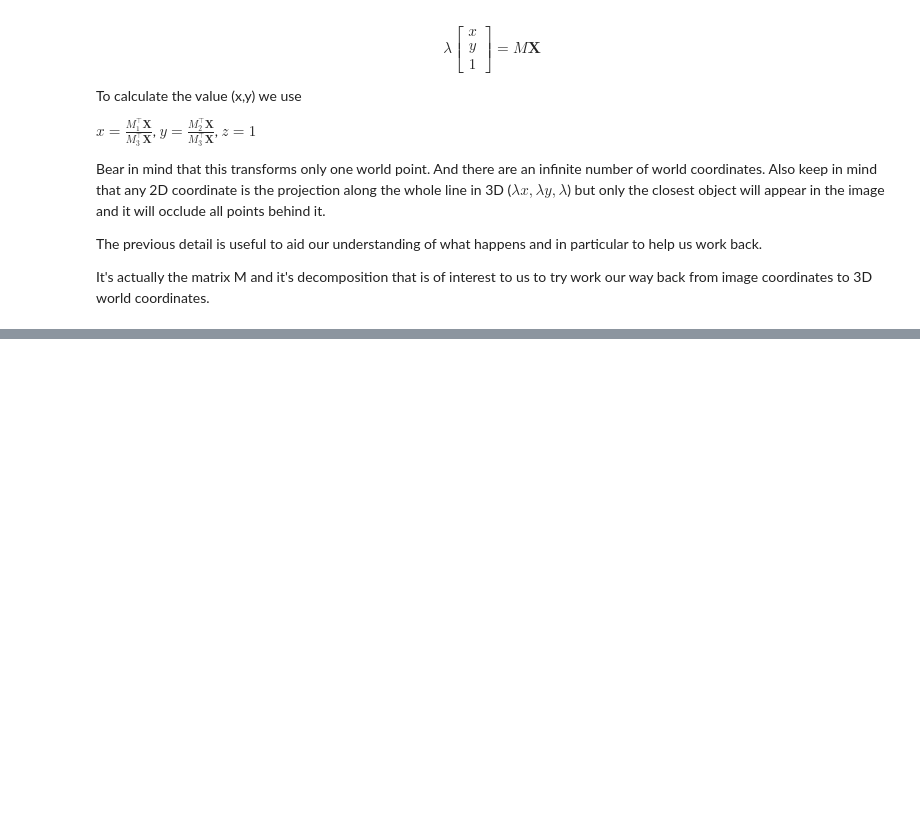
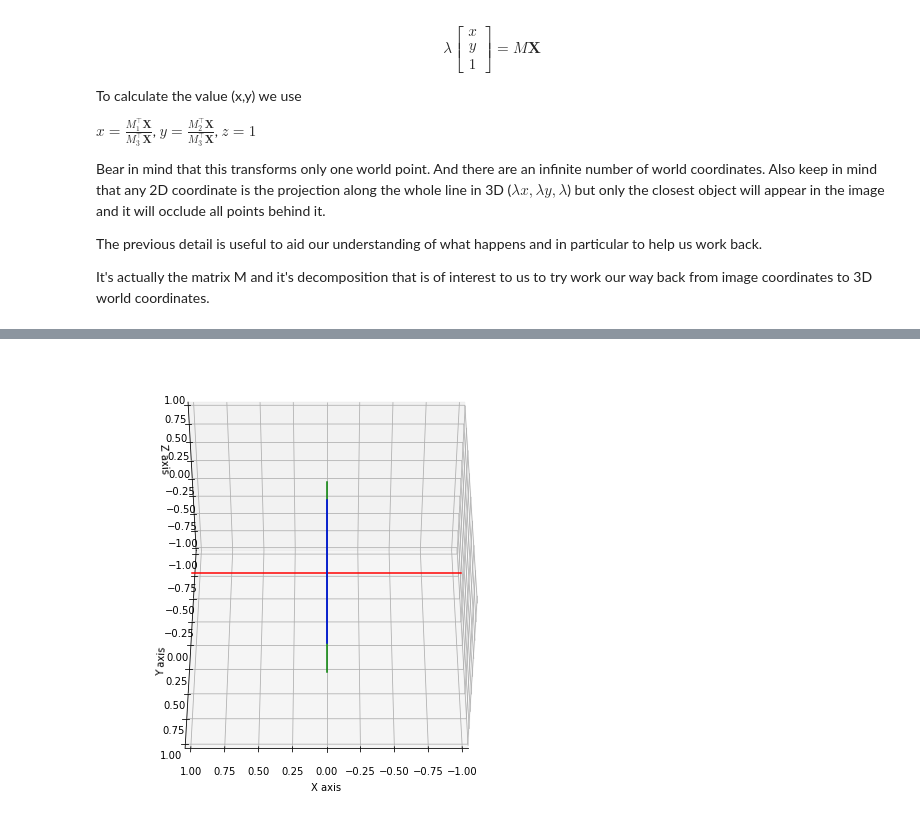
Before and after one commit to seanmullery/MVGCV, a Jupyter notebook: MVGCV-Modelling the Camera/Modelling the Camera.ipynb, the cells around one changed output, grey strips where cells are left out. Cells and saved outputs as stored; diff of their text form; code cells hidden in the pictures; blank space fills up the shorter version.

```diff
--- a/MVGCV-Modelling the Camera/Modelling the Camera.ipynb
+++ b/MVGCV-Modelling the Camera/Modelling the Camera.ipynb
@@ -265,0 +269,40 @@ What we notice is that the straight lines in the real world are curved in the im
+# %%
+import matplotlib.pyplot as plt
+from mpl_toolkits.mplot3d import Axes3D
+
+# Create a new matplotlib figure and axis with negative values on x and y
+fig = plt.figure(figsize=(8, 8))
+ax = fig.add_subplot(111, projection='3d')
+
+# Set axes labels
+ax.set_xlabel('X axis')
+ax.set_ylabel('Y axis')
+ax.set_zlabel('Z axis')
+
+# Set axes limits to include negative values
+ax.set_xlim([-1, 1])
+ax.set_ylim([-1, 1])
+ax.set_zlim([-1, 1])
+
+# Plotting the axes by creating lines for each axis
+# Including negative values for x and y axes
+axes = [
+    [(-1, 0, 0), (1, 0, 0)],  # x-axis
+    [(0, -1, 0), (0, 1, 0)],  # y-axis
+    [(0, 0, -1), (0, 0, 1)]   # z-axis
+]
+
+# Colors for each axis
+colors = ['r', 'g', 'b']
+
+# Create the axes by plotting lines
+for ax_line, color in zip(axes, colors):
+    ax.plot(*zip(*ax_line), color=color)
+
+# Adjust the view to rotate the figure 45 degrees around the x-axis
+ax.view_init(elev=45, azim=90, )
+
+# Show the plot with the new view angle
+plt.show()
+# %% [output]
+[figure, added]
```
Also changed, not shown: parts of 2 cells of this notebook, 1 other file.
